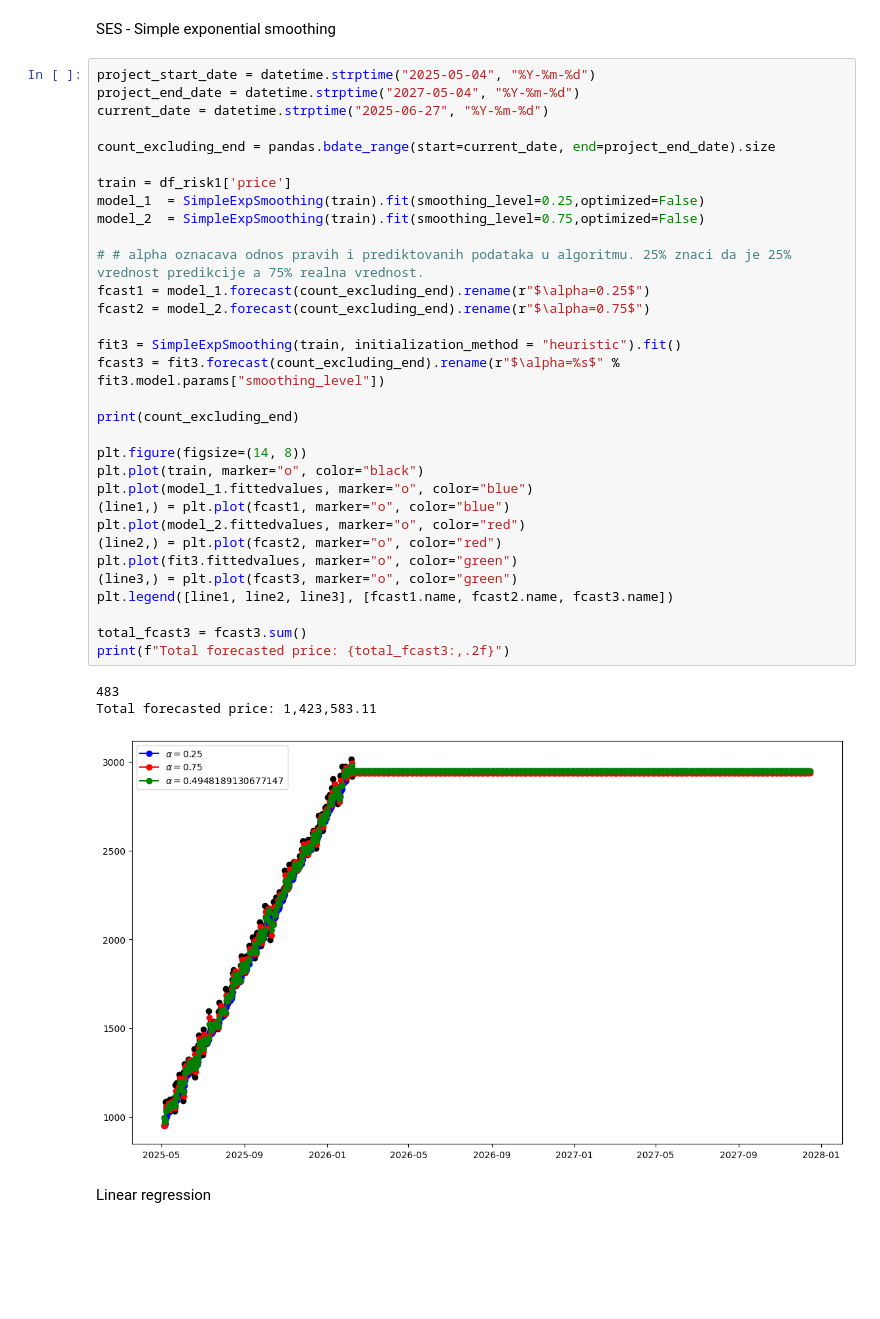
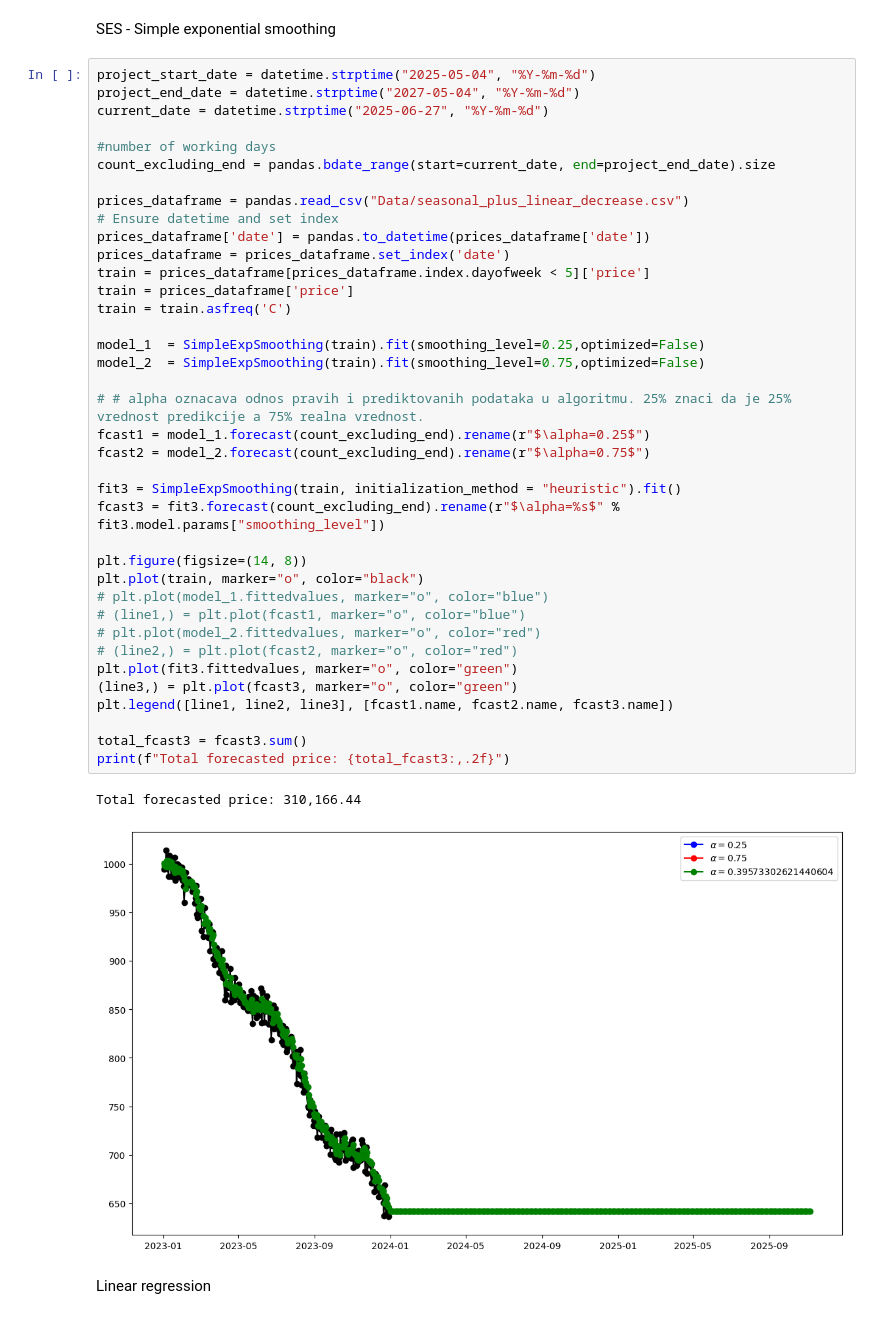
Before and after one commit to AndrijaLazic/Time-Series-Forecasting, a Jupyter notebook: python-roi/main.ipynb, the cells around one changed output. Saved outputs shown, nothing was run; the diff lists cells and outputs as text; blank space fills up the shorter version.

```diff
--- a/python-roi/main.ipynb
+++ b/python-roi/main.ipynb
@@ -61,38 +166,43 @@ SES - Simple exponential smoothing
 # %%
 project_start_date = datetime.strptime("2025-05-04", "%Y-%m-%d")
 project_end_date = datetime.strptime("2027-05-04", "%Y-%m-%d")
 current_date = datetime.strptime("2025-06-27", "%Y-%m-%d")
 
+#number of working days
 count_excluding_end = pandas.bdate_range(start=current_date, end=project_end_date).size
 
-train = df_risk1['price']
+prices_dataframe = pandas.read_csv("Data/seasonal_plus_linear_decrease.csv")
+# Ensure datetime and set index
+prices_dataframe['date'] = pandas.to_datetime(prices_dataframe['date'])
+prices_dataframe = prices_dataframe.set_index('date')
+train = prices_dataframe[prices_dataframe.index.dayofweek < 5]['price']
+train = prices_dataframe['price']
+train = train.asfreq('C')
+
 model_1  = SimpleExpSmoothing(train).fit(smoothing_level=0.25,optimized=False)
 model_2  = SimpleExpSmoothing(train).fit(smoothing_level=0.75,optimized=False)
 
 # # alpha oznacava odnos pravih i prediktovanih podataka u algoritmu. 25% znaci da je 25% vrednost predikcije a 75% realna vrednost.
 fcast1 = model_1.forecast(count_excluding_end).rename(r"$\alpha=0.25$")
 fcast2 = model_2.forecast(count_excluding_end).rename(r"$\alpha=0.75$")
 
 fit3 = SimpleExpSmoothing(train, initialization_method = "heuristic").fit()
 fcast3 = fit3.forecast(count_excluding_end).rename(r"$\alpha=%s$" % fit3.model.params["smoothing_level"])
 
-print(count_excluding_end)
-
 plt.figure(figsize=(14, 8))
 plt.plot(train, marker="o", color="black")
-plt.plot(model_1.fittedvalues, marker="o", color="blue")
-(line1,) = plt.plot(fcast1, marker="o", color="blue")
-plt.plot(model_2.fittedvalues, marker="o", color="red")
-(line2,) = plt.plot(fcast2, marker="o", color="red")
+# plt.plot(model_1.fittedvalues, marker="o", color="blue")
+# (line1,) = plt.plot(fcast1, marker="o", color="blue")
+# plt.plot(model_2.fittedvalues, marker="o", color="red")
+# (line2,) = plt.plot(fcast2, marker="o", color="red")
 plt.plot(fit3.fittedvalues, marker="o", color="green")
 (line3,) = plt.plot(fcast3, marker="o", color="green")
 plt.legend([line1, line2, line3], [fcast1.name, fcast2.name, fcast3.name])
 
 total_fcast3 = fcast3.sum()
 print(f"Total forecasted price: {total_fcast3:,.2f}")
 # %% [output]
-483
-Total forecasted price: 1,423,583.11
+Total forecasted price: 310,166.44
-[figure, old version]
+[figure, new version]
 # %% [markdown]
 Linear regression
```
Also changed, not shown: parts of 12 cells of this notebook, 7 other files.
